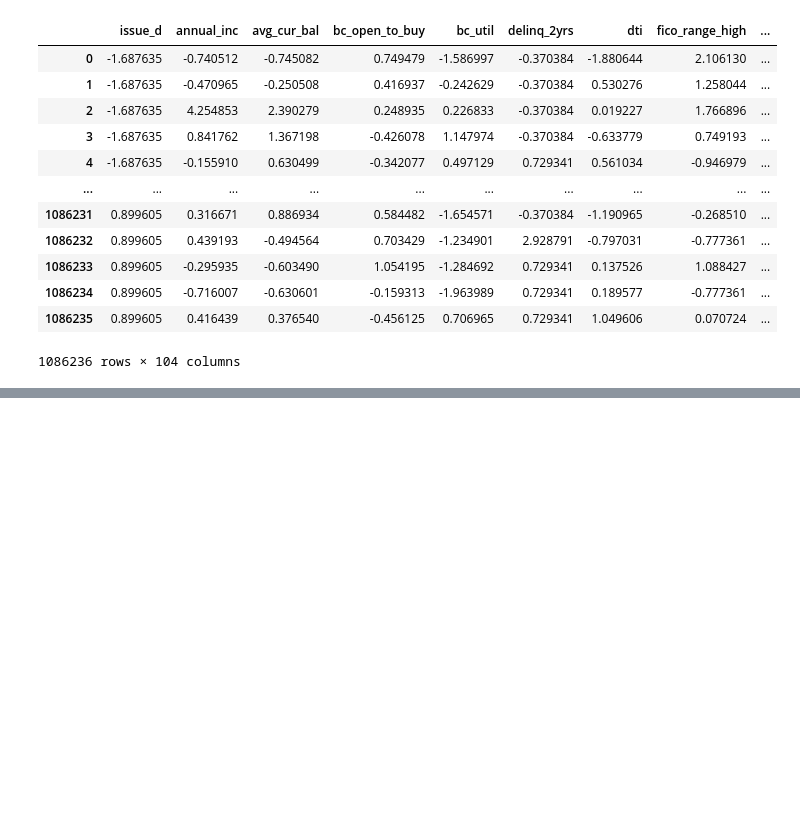
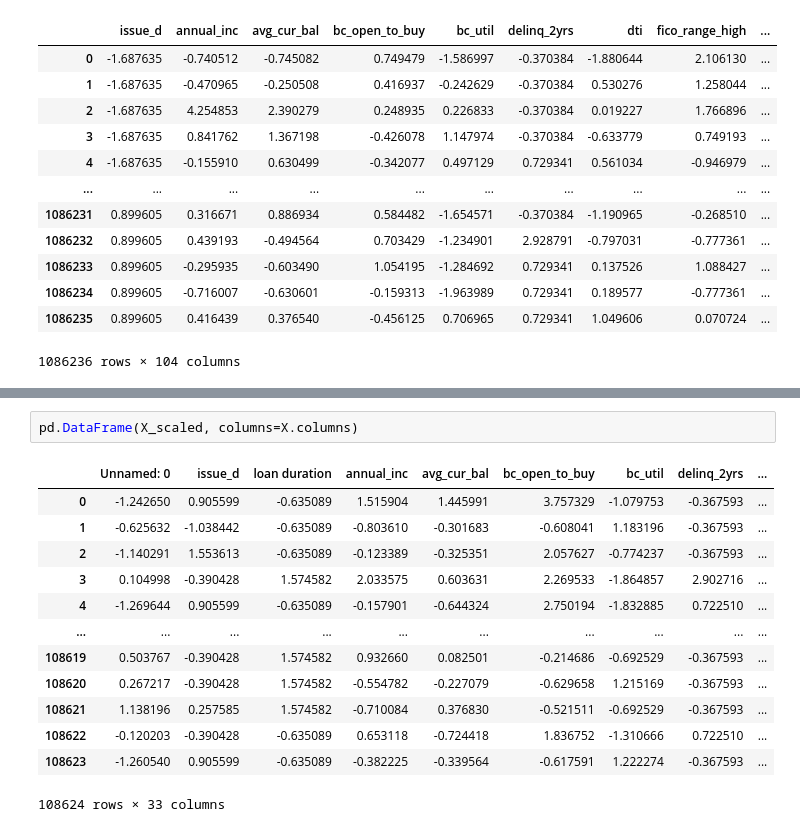
Before and after one commit to auggy-ntn/Interpretability-Stability-and-Fairness-project, a Jupyter notebook: notebooks/preproc.ipynb, the cells around one changed output, grey strips where cells are left out. Cells and saved outputs as stored; diff of their text form; blank space fills up the shorter version.

```diff
--- a/notebooks/preproc.ipynb
+++ b/notebooks/preproc.ipynb
@@ -73,0 +96,16 @@ df
+# %%
+pd.DataFrame(X_scaled, columns=X.columns)
+# %% [output]
+|  | Unnamed: 0 | issue_d | loan duration | annual_inc | avg_cur_bal | bc_open_to_buy | bc_util | delinq_2yrs | ... |
+| 0 | -1.242650 | 0.905599 | -0.635089 | 1.515904 | 1.445991 | 3.757329 | -1.079753 | -0.367593 | ... |
+| 1 | -0.625632 | -1.038442 | -0.635089 | -0.803610 | -0.301683 | -0.608041 | 1.183196 | -0.367593 | ... |
+| 2 | -1.140291 | 1.553613 | -0.635089 | -0.123389 | -0.325351 | 2.057627 | -0.774237 | -0.367593 | ... |
+| 3 | 0.104998 | -0.390428 | 1.574582 | 2.033575 | 0.603631 | 2.269533 | -1.864857 | 2.902716 | ... |
+| 4 | -1.269644 | 0.905599 | -0.635089 | -0.157901 | -0.644324 | 2.750194 | -1.832885 | 0.722510 | ... |
+| ... | ... | ... | ... | ... | ... | ... | ... | ... | ... |
+| 108619 | 0.503767 | -0.390428 | 1.574582 | 0.932660 | 0.082501 | -0.214686 | -0.692529 | -0.367593 | ... |
+| 108620 | 0.267217 | -0.390428 | 1.574582 | -0.554782 | -0.227079 | -0.629658 | 1.215169 | -0.367593 | ... |
+| 108621 | 1.138196 | 0.257585 | 1.574582 | -0.710084 | 0.376830 | -0.521511 | -0.692529 | -0.367593 | ... |
+| 108622 | -0.120203 | -0.390428 | -0.635089 | 0.653118 | -0.724418 | 1.836752 | -1.310666 | 0.722510 | ... |
+| 108623 | -1.260540 | 0.905599 | -0.635089 | -0.382225 | -0.339564 | -0.617591 | 1.222274 | -0.367593 | ... |
+108624 rows × 33 columns
```
Also changed, not shown: parts of 4 cells of this notebook, 7 other files.
